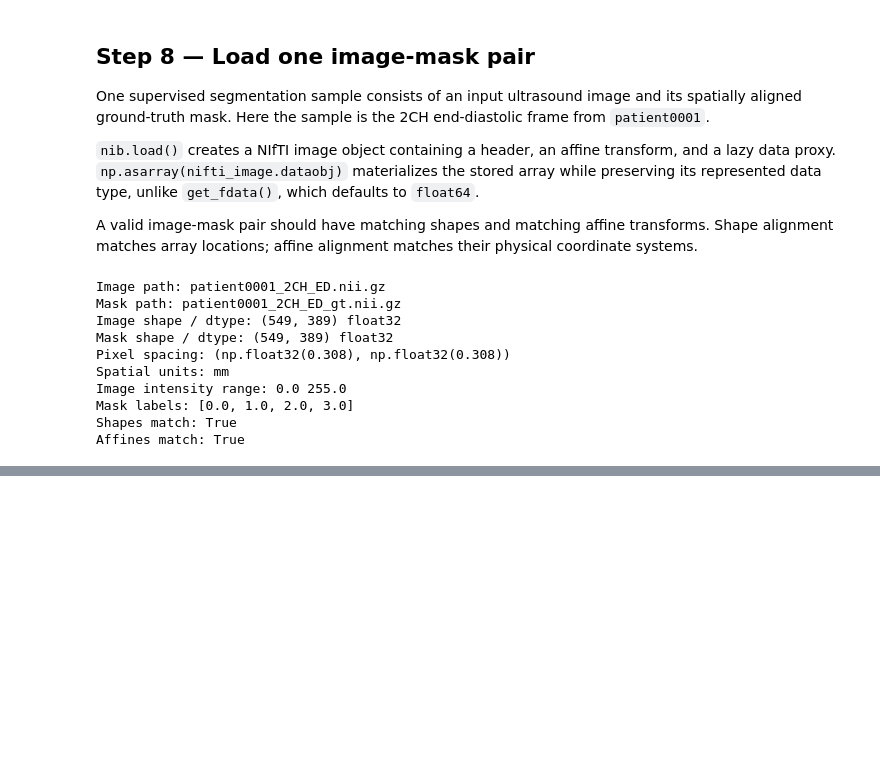
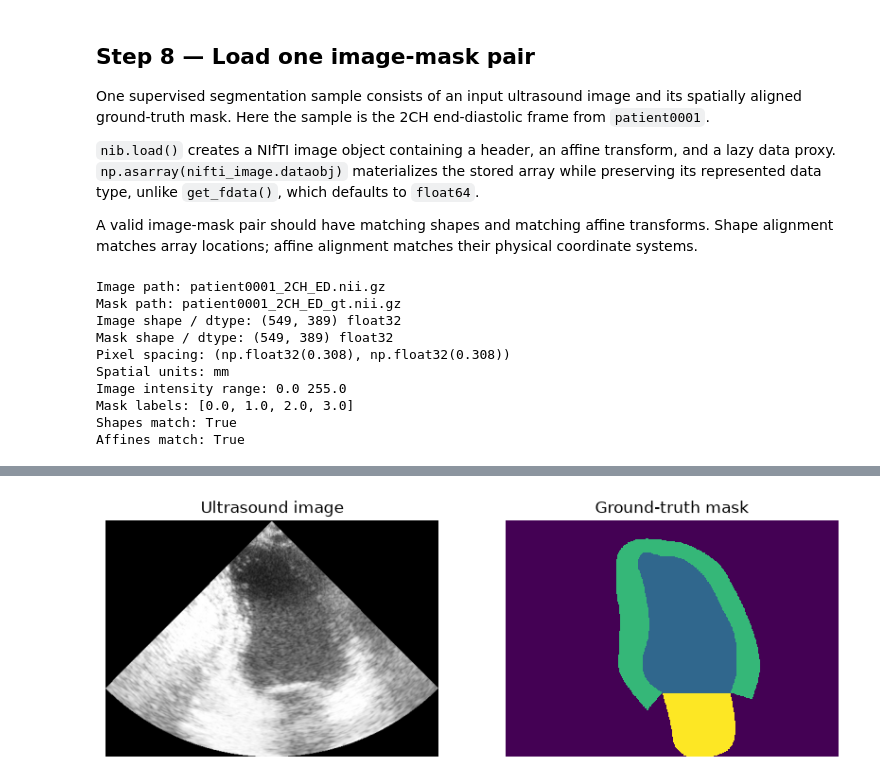
Before and after one commit to felix971/CAMUS-Segmentation, a Jupyter notebook: notebooks/01_understand_camus_dataset.ipynb, the cells around one changed output, grey strips where cells are left out. Saved outputs shown, nothing was run; the diff lists cells and outputs as text; code cells hidden in the pictures; blank space fills up the shorter version.

```diff
--- a/notebooks/01_understand_camus_dataset.ipynb
+++ b/notebooks/01_understand_camus_dataset.ipynb
@@ -339,0 +378,16 @@ Affines match: True
+# %%
+import matplotlib.pyplot as plt
+
+fig, axes = plt.subplots(1, 2, figsize=(10, 4))
+
+axes[0].imshow(image.T, cmap="gray")
+axes[0].set_title("Ultrasound image")
+
+axes[1].imshow(mask.T, cmap="viridis", interpolation="nearest")
+axes[1].set_title("Ground-truth mask")
+
+for axis in axes:
+    axis.axis("off")
+plt.show()
+# %% [output]
+[figure, added]
```
Also changed, not shown: parts of 14 cells of this notebook.
